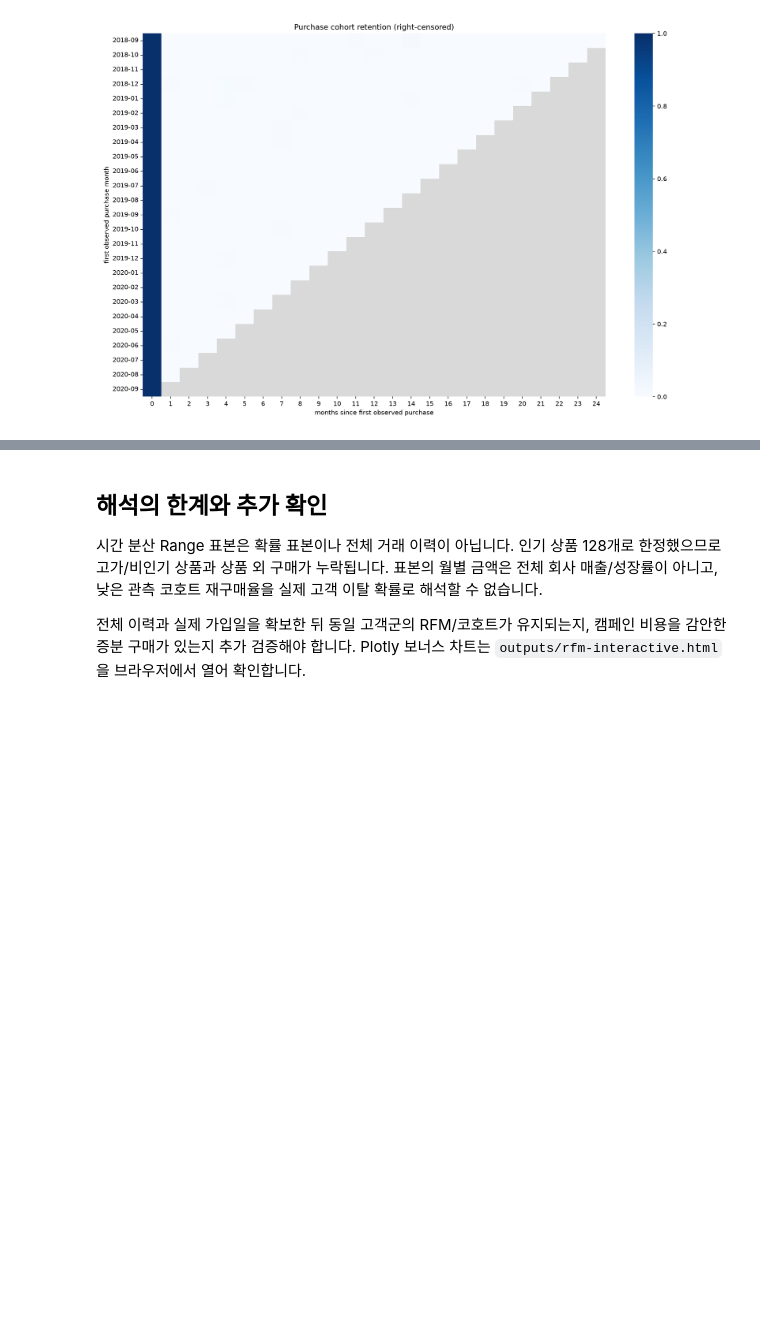
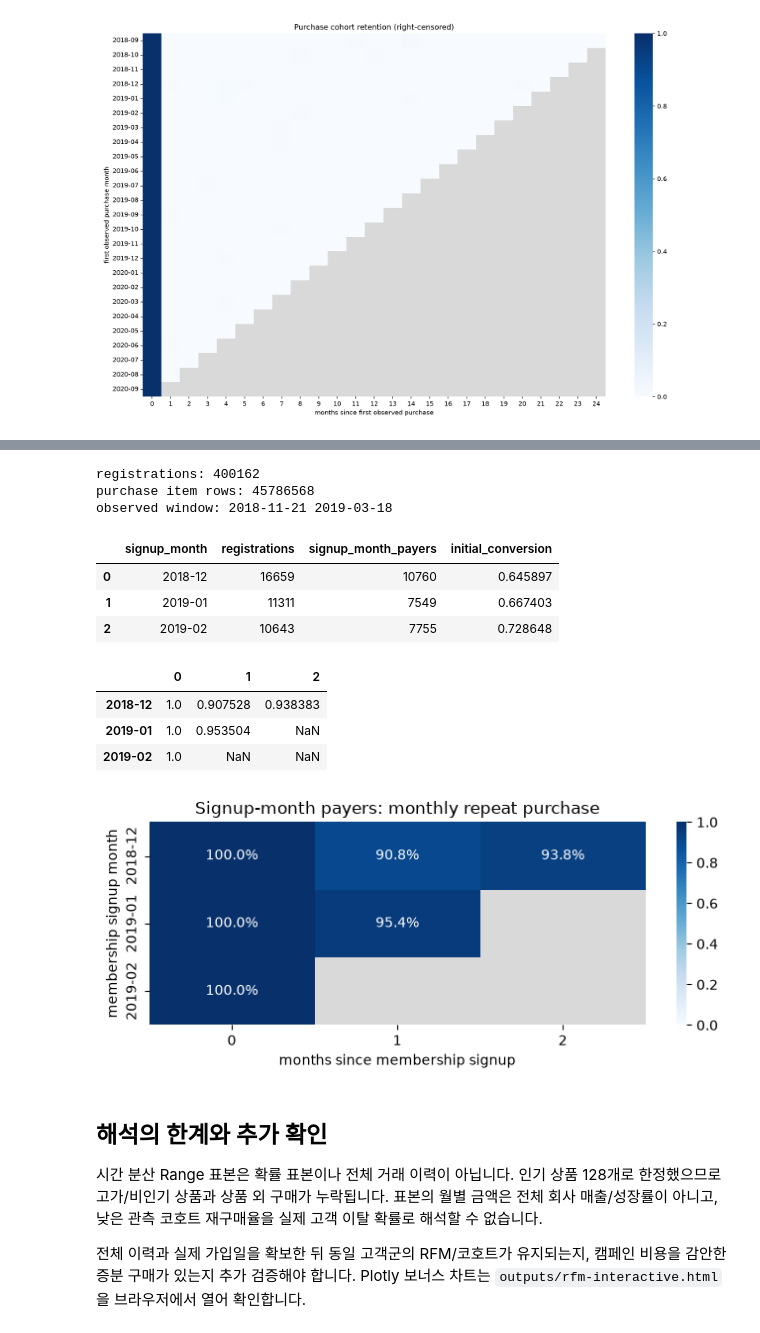
Before and after one commit to innoaca-codyssey/A1-1, a Jupyter notebook: notebooks/analysis_report.ipynb, the cells around one changed output, grey strips where cells are left out. Drawn from its saved outputs; the diff is of its cells as text; code cells hidden in the pictures; blank space fills up the shorter version.

```diff
--- a/notebooks/analysis_report.ipynb
+++ b/notebooks/analysis_report.ipynb
@@ -192,3 +202,40 @@ display(Image(filename=str(project/'outputs/cohort.png')))
+# %%
+from pathlib import Path
+import json
+import pandas as pd
+import matplotlib.pyplot as plt
+import seaborn as sns
+from IPython.display import display
+registration_project = Path.cwd().parent if Path.cwd().name == 'notebooks' else Path.cwd()
+with (registration_project/'outputs/registration/report.json').open() as stream:
+    registration_report = json.load(stream)
+print('registrations:',registration_report['registrations'])
+print('purchase item rows:',registration_report['item_rows'])
+print('observed window:',registration_report['observed_start'],registration_report['observed_end'])
+display(pd.DataFrame(registration_report['conversion']))
+registration_retention = pd.read_csv(registration_project/'outputs/registration/retention.csv',index_col=0)
+display(registration_retention)
+fig,ax = plt.subplots(figsize=(7,3))
+sns.heatmap(registration_retention,annot=True,fmt='.1%',vmin=0,vmax=1,cmap='Blues',mask=registration_retention.isna(),ax=ax)
+ax.set_facecolor('#d9d9d9')
+ax.set(xlabel='months since membership signup',ylabel='membership signup month',title='Signup-month payers: monthly repeat purchase')
+plt.tight_layout()
+plt.show()
+assert registration_retention.iloc[:,0].eq(1).all()
+assert int(registration_retention.isna().sum().sum()) == 3
+# %% [output]
+registrations: 400162
+purchase item rows: 45786568
+observed window: 2018-11-21 2019-03-18
+|  | signup_month | registrations | signup_month_payers | initial_conversion |
+| 0 | 2018-12 | 16659 | 10760 | 0.645897 |
+| 1 | 2019-01 | 11311 | 7549 | 0.667403 |
+| 2 | 2019-02 | 10643 | 7755 | 0.728648 |
+|  | 0 | 1 | 2 |
+| 2018-12 | 1.0 | 0.907528 | 0.938383 |
+| 2019-01 | 1.0 | 0.953504 | NaN |
+| 2019-02 | 1.0 | NaN | NaN |
+[figure, added]
 # %% [markdown]
 ## 해석의 한계와 추가 확인
 
```
Also changed, not shown: parts of 2 cells of this notebook, 6 other files.
